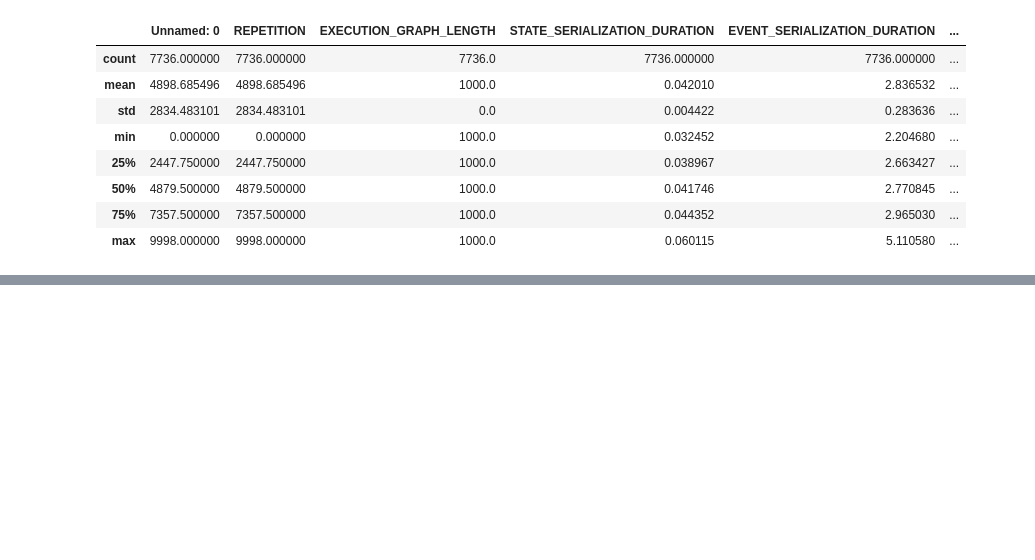
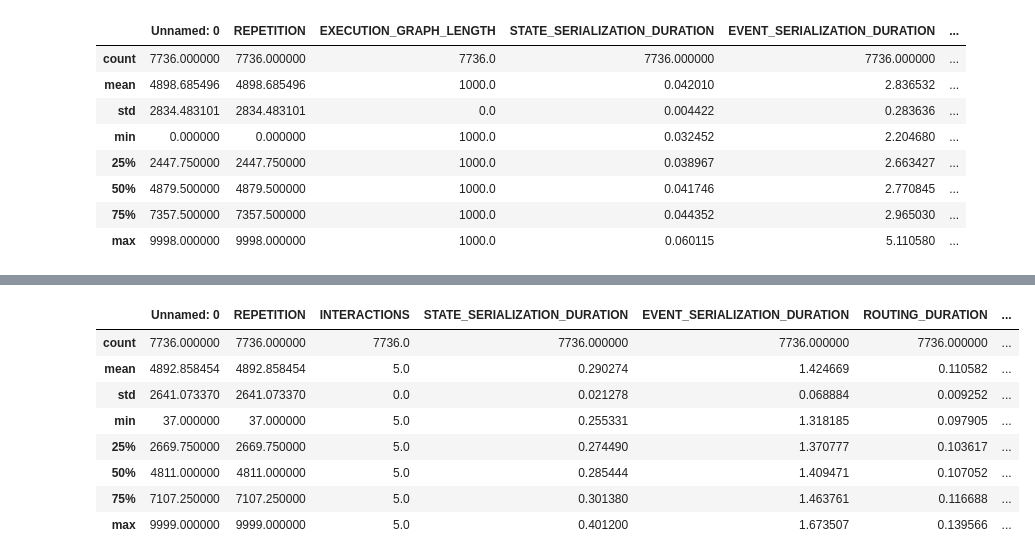
Before and after one commit to delftdata/stateflow-evaluation, a Jupyter notebook: results/overhead/overhead_results.ipynb, the cells around one changed output, grey strips where cells are left out. Cells and saved outputs as stored; diff of their text form; code cells hidden in the pictures; blank space fills up the shorter version.

```diff
--- a/results/overhead/overhead_results.ipynb
+++ b/results/overhead/overhead_results.ipynb
@@ -293,0 +322,18 @@ plt.show()
+# %%
+in_5_data = pd.read_csv("interactions_5.csv")
+columns = ["STATE_SERIALIZATION_DURATION", "EVENT_SERIALIZATION_DURATION", "ROUTING_DURATION", "ACTOR_CONSTRUCTION", "EXECUTION_GRAPH_TRAVERSAL"]
+
+for column in columns:
+    in_5_data = in_5_data[in_5_data[column] < in_5_data[column].quantile(0.95)]
+
+in_5_data.describe()
+# %% [output]
+|  | Unnamed: 0 | REPETITION | INTERACTIONS | STATE_SERIALIZATION_DURATION | EVENT_SERIALIZATION_DURATION | ROUTING_DURATION | ... |
+| count | 7736.000000 | 7736.000000 | 7736.0 | 7736.000000 | 7736.000000 | 7736.000000 | ... |
+| mean | 4892.858454 | 4892.858454 | 5.0 | 0.290274 | 1.424669 | 0.110582 | ... |
+| std | 2641.073370 | 2641.073370 | 0.0 | 0.021278 | 0.068884 | 0.009252 | ... |
+| min | 37.000000 | 37.000000 | 5.0 | 0.255331 | 1.318185 | 0.097905 | ... |
+| 25% | 2669.750000 | 2669.750000 | 5.0 | 0.274490 | 1.370777 | 0.103617 | ... |
+| 50% | 4811.000000 | 4811.000000 | 5.0 | 0.285444 | 1.409471 | 0.107052 | ... |
+| 75% | 7107.250000 | 7107.250000 | 5.0 | 0.301380 | 1.463761 | 0.116688 | ... |
+| max | 9999.000000 | 9999.000000 | 5.0 | 0.401200 | 1.673507 | 0.139566 | ... |
```
Also changed, not shown: parts of 18 cells of this notebook, 3 other files.
